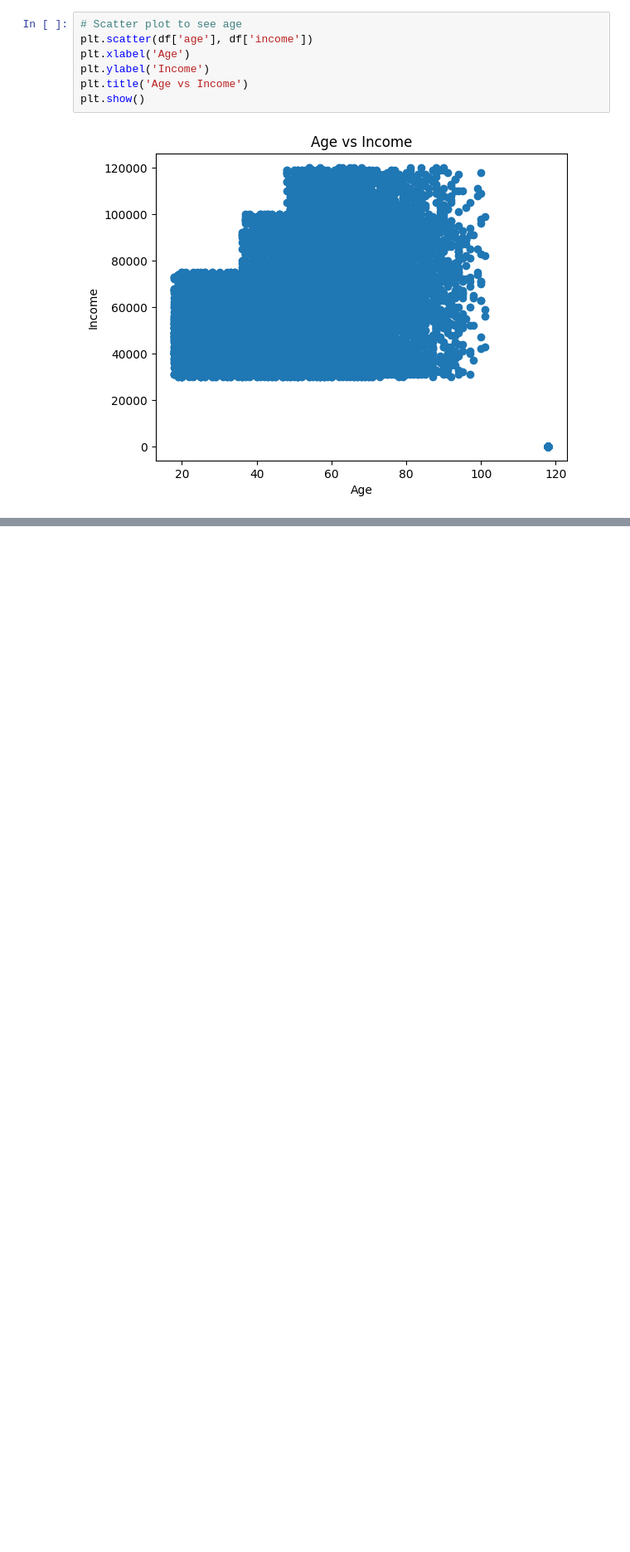
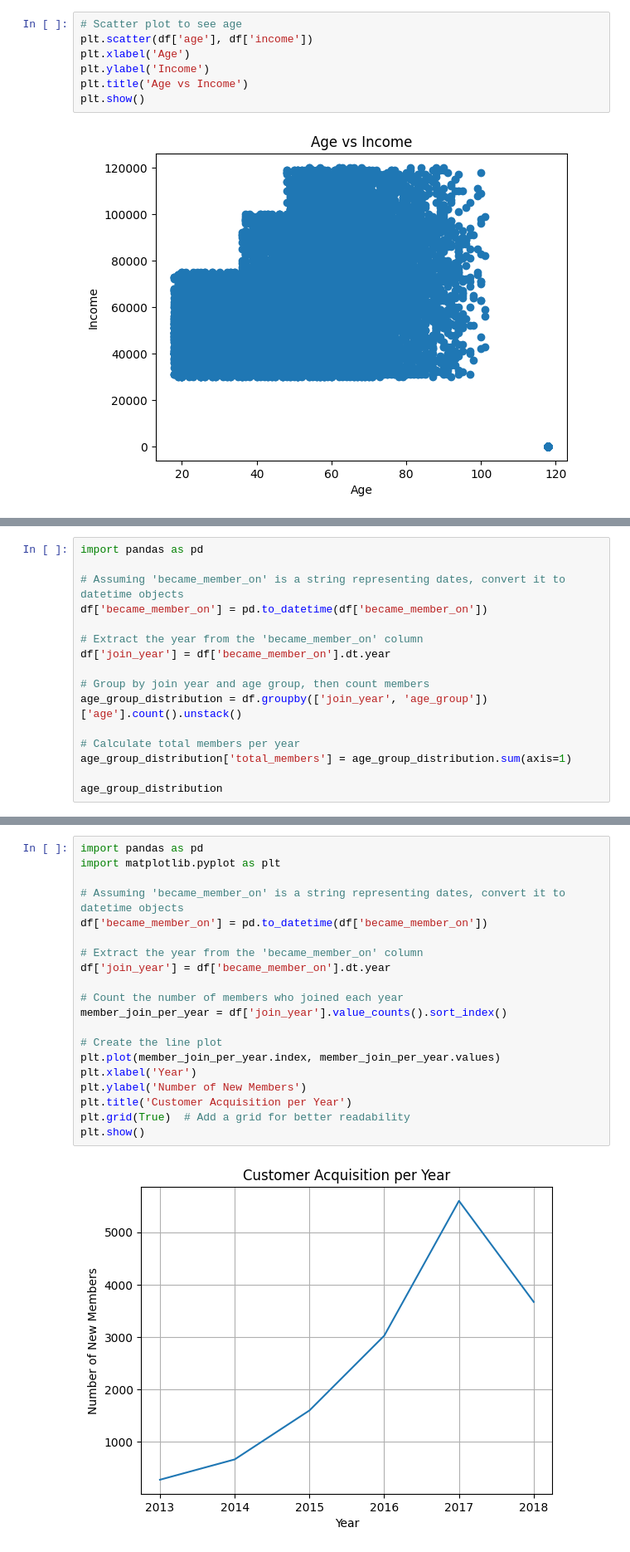
Before and after one commit to stevejj4/Customer-Reward-Analysis, a Jupyter notebook: Customers_EDA.ipynb, the cells around one changed output, grey strips where cells are left out. Shown at 83% size. Saved outputs shown, nothing was run; the diff lists cells and outputs as text; blank space fills up the shorter version.

Commit message:
Customers EDA

```diff
--- a/Customers_EDA.ipynb
+++ b/Customers_EDA.ipynb
@@ -161,0 +216,16 @@ plt.show()
+# %%
+import pandas as pd
+
+# Assuming 'became_member_on' is a string representing dates, convert it to datetime objects
+df['became_member_on'] = pd.to_datetime(df['became_member_on'])
+
+# Extract the year from the 'became_member_on' column
+df['join_year'] = df['became_member_on'].dt.year
+
+# Group by join year and age group, then count members
+age_group_distribution = df.groupby(['join_year', 'age_group'])['age'].count().unstack()
+
+# Calculate total members per year
+age_group_distribution['total_members'] = age_group_distribution.sum(axis=1)
+
+age_group_distribution
@@ -161,0 +241,22 @@ plt.show()
+# %%
+import pandas as pd
+import matplotlib.pyplot as plt
+
+# Assuming 'became_member_on' is a string representing dates, convert it to datetime objects
+df['became_member_on'] = pd.to_datetime(df['became_member_on'])
+
+# Extract the year from the 'became_member_on' column
+df['join_year'] = df['became_member_on'].dt.year
+
+# Count the number of members who joined each year
+member_join_per_year = df['join_year'].value_counts().sort_index()
+
+# Create the line plot
+plt.plot(member_join_per_year.index, member_join_per_year.values)
+plt.xlabel('Year')
+plt.ylabel('Number of New Members')
+plt.title('Customer Acquisition per Year')
+plt.grid(True)  # Add a grid for better readability
+plt.show()
+# %% [output]
+[figure, added]
```
Also changed, not shown: parts of 8 cells of this notebook.
